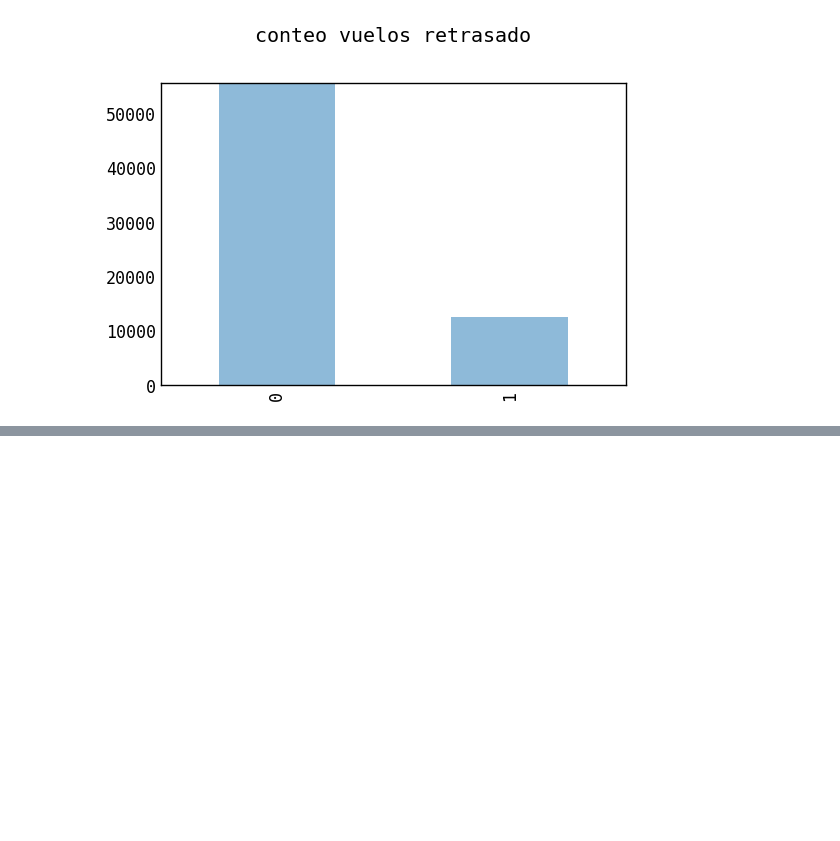
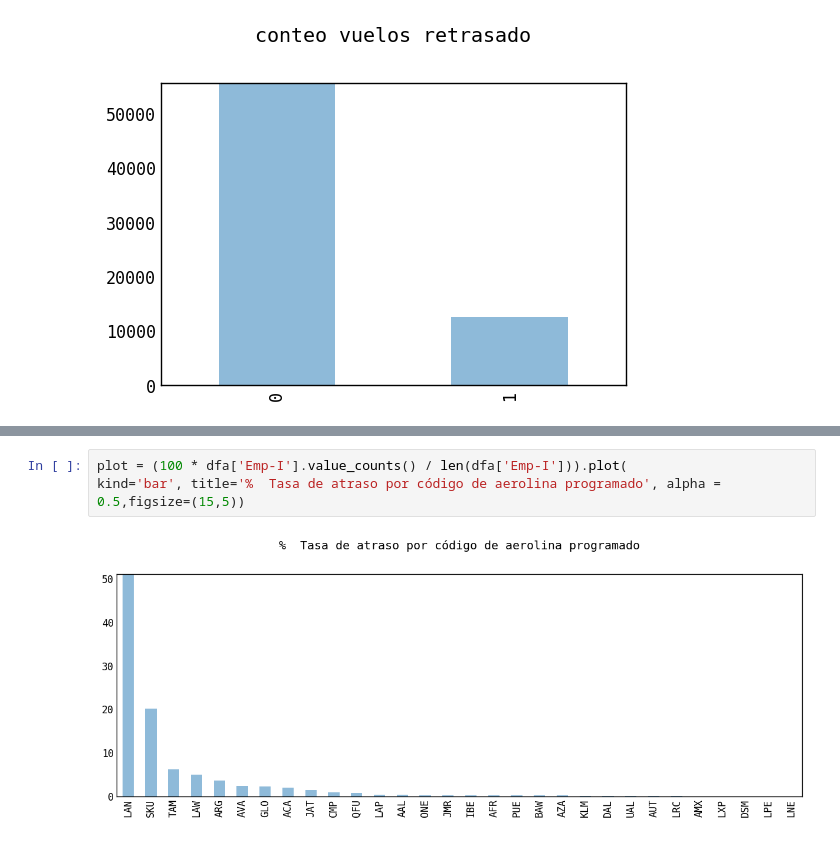
Before and after one commit to dfosoriom/LATAM_Airlines, a Jupyter notebook: solution.ipynb, the cells around one changed output, grey strips where cells are left out. Cells and saved outputs as stored; diff of their text form; blank space fills up the shorter version.

```diff
--- a/solution.ipynb
+++ b/solution.ipynb
@@ -449,0 +583,5 @@ dfe.head()
+# %%
+plot = (100 * dfa['Emp-I'].value_counts() / len(dfa['Emp-I'])).plot(
+kind='bar', title='%  Tasa de atraso por código de aerolina programado', alpha = 0.5,figsize=(15,5))
+# %% [output]
+[figure, added]
```
Also changed, not shown: parts of 58 cells of this notebook, 1 other file.
